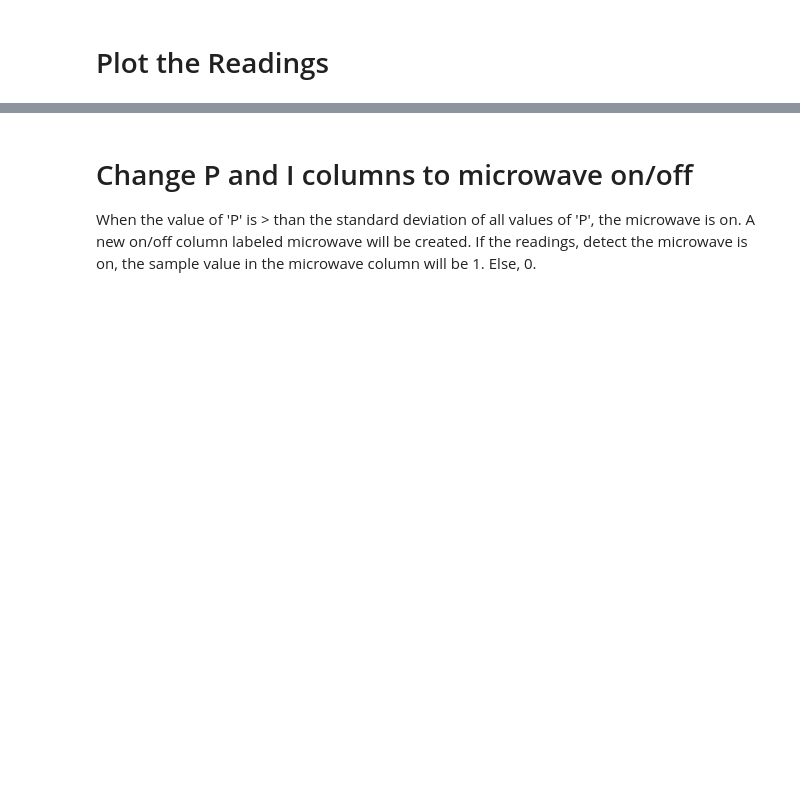
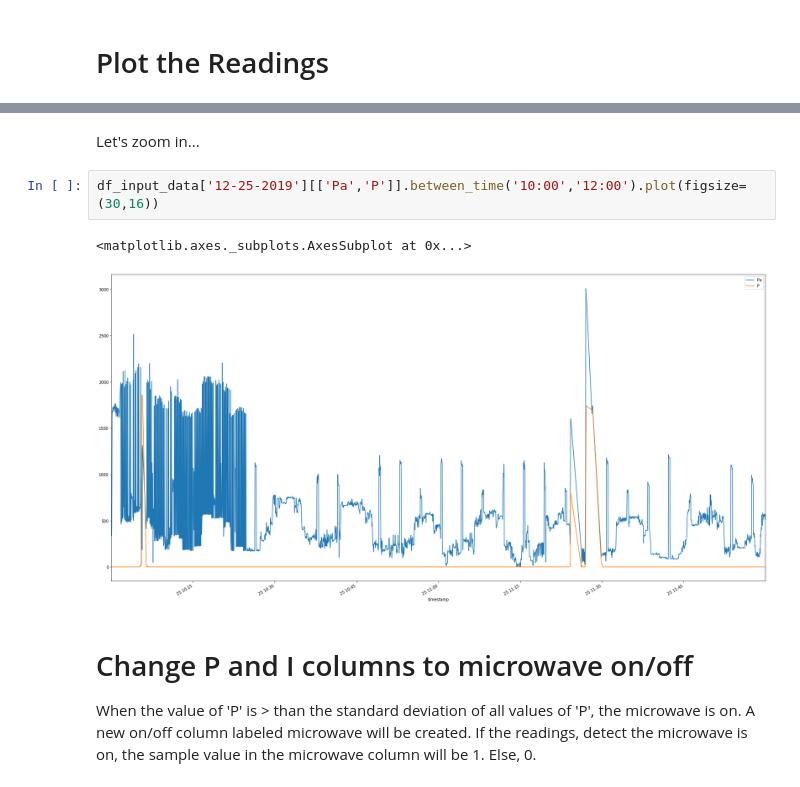
Before and after one commit to BitKnitting/FitHome_DeepLearning_1, a Jupyter notebook: notebooks/dl_process.ipynb, the cells around one changed output, grey strips where cells are left out. Saved outputs shown, nothing was run; the diff lists cells and outputs as text; blank space fills up the shorter version.

```diff
--- a/notebooks/dl_process.ipynb
+++ b/notebooks/dl_process.ipynb
@@ -300,3 +300,10 @@ plots.multi_line(df_input_data['12-25-2019'][['Pa','Pr','P']],figsize=(30,16))
+# %% [markdown]
+Let's zoom in...
+# %%
+df_input_data['12-25-2019'][['Pa','P']].between_time('10:00','12:00').plot(figsize=(30,16))
+# %% [output]
+<matplotlib.axes._subplots.AxesSubplot at 0x...>
+[figure, added]
 # %% [markdown]
 # Change P and I columns to microwave on/off
 When the value of 'P' is > than the standard deviation of all values of 'P', the microwave is on.  A new on/off column labeled microwave will be created.    If the readings, detect the microwave is on, the sample value in the microwave column will be 1.  Else, 0.
```
Also changed, not shown: parts of 8 cells of this notebook.
